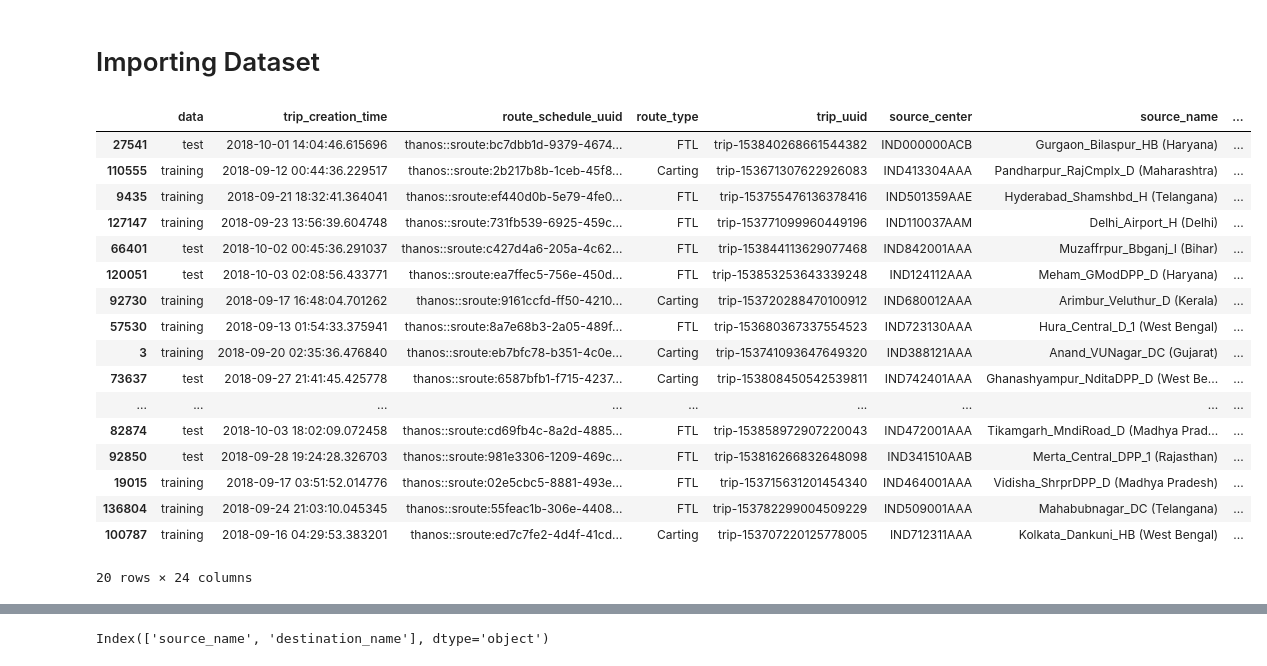
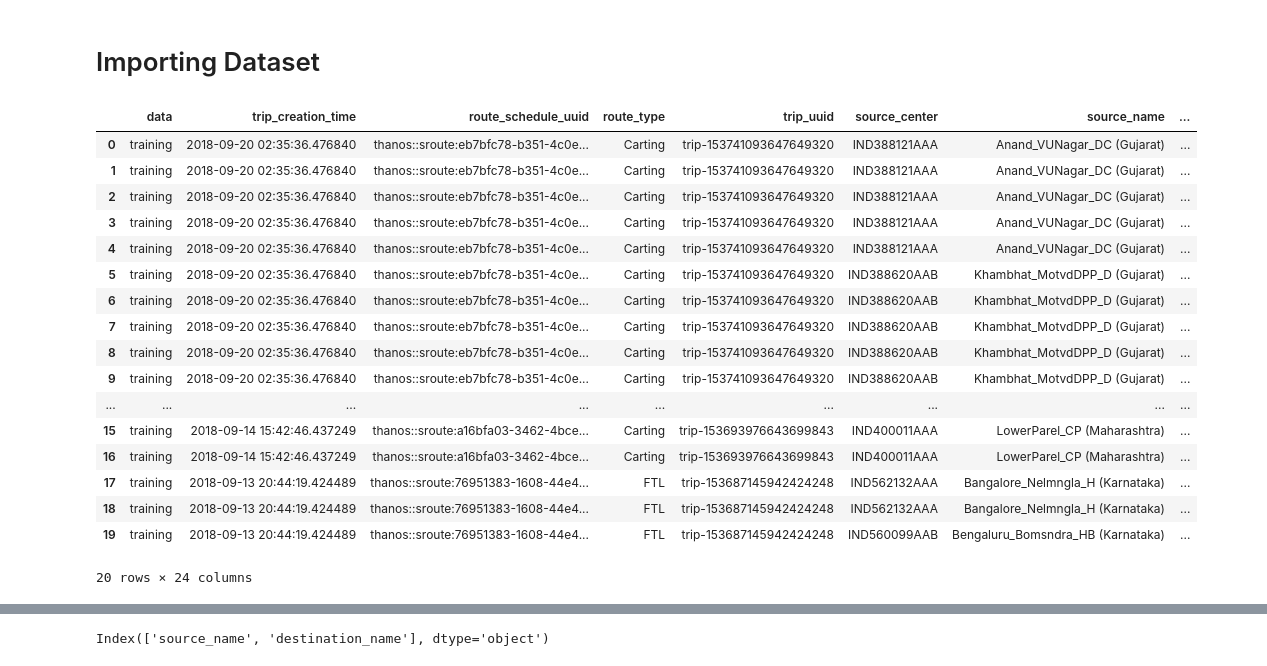
Before and after one commit to charles-owo/supply_chain_feature_engineering_analytics, a Jupyter notebook: supply_chain_service_feature_engineering.ipynb, the cells around one changed output, grey strips where cells are left out. Drawn from its saved outputs; the diff is of its cells as text; code cells hidden in the pictures.

```diff
--- a/supply_chain_service_feature_engineering.ipynb
+++ b/supply_chain_service_feature_engineering.ipynb
@@ -13,23 +14,23 @@ from sklearn.impute import SimpleImputer
 # %%
 df = pd.read_csv('https://d2beiqkhq929f0.cloudfront.net/public_assets/assets/000/001/551/original/delhivery_data.csv?1642751181')
 # %%
-df.sample(20)
+df.head(20)
 # %% [output]
 |  | data | trip_creation_time | route_schedule_uuid | route_type | trip_uuid | source_center | source_name | ... |
-| 27541 | test | 2018-10-01 14:04:46.615696 | thanos::sroute:bc7dbb1d-9379-4674... | FTL | trip-153840268661544382 | IND000000ACB | Gurgaon_Bilaspur_HB (Haryana) | ... |
-| 110555 | training | 2018-09-12 00:44:36.229517 | thanos::sroute:2b217b8b-1ceb-45f8... | Carting | trip-153671307622926083 | IND413304AAA | Pandharpur_RajCmplx_D (Maharashtra) | ... |
-| 9435 | training | 2018-09-21 18:32:41.364041 | thanos::sroute:ef440d0b-5e79-4fe0... | FTL | trip-153755476136378416 | IND501359AAE | Hyderabad_Shamshbd_H (Telangana) | ... |
-| 127147 | training | 2018-09-23 13:56:39.604748 | thanos::sroute:731fb539-6925-459c... | FTL | trip-153771099960449196 | IND110037AAM | Delhi_Airport_H (Delhi) | ... |
-| 66401 | test | 2018-10-02 00:45:36.291037 | thanos::sroute:c427d4a6-205a-4c62... | FTL | trip-153844113629077468 | IND842001AAA | Muzaffrpur_Bbganj_I (Bihar) | ... |
-| 120051 | test | 2018-10-03 02:08:56.433771 | thanos::sroute:ea7ffec5-756e-450d... | FTL | trip-153853253643339248 | IND124112AAA | Meham_GModDPP_D (Haryana) | ... |
-| 92730 | training | 2018-09-17 16:48:04.701262 | thanos::sroute:9161ccfd-ff50-4210... | Carting | trip-153720288470100912 | IND680012AAA | Arimbur_Veluthur_D (Kerala) | ... |
-| 57530 | training | 2018-09-13 01:54:33.375941 | thanos::sroute:8a7e68b3-2a05-489f... | FTL | trip-153680367337554523 | IND723130AAA | Hura_Central_D_1 (West Bengal) | ... |
+| 0 | training | 2018-09-20 02:35:36.476840 | thanos::sroute:eb7bfc78-b351-4c0e... | Carting | trip-153741093647649320 | IND388121AAA | Anand_VUNagar_DC (Gujarat) | ... |
+| 1 | training | 2018-09-20 02:35:36.476840 | thanos::sroute:eb7bfc78-b351-4c0e... | Carting | trip-153741093647649320 | IND388121AAA | Anand_VUNagar_DC (Gujarat) | ... |
+| 2 | training | 2018-09-20 02:35:36.476840 | thanos::sroute:eb7bfc78-b351-4c0e... | Carting | trip-153741093647649320 | IND388121AAA | Anand_VUNagar_DC (Gujarat) | ... |
 | 3 | training | 2018-09-20 02:35:36.476840 | thanos::sroute:eb7bfc78-b351-4c0e... | Carting | trip-153741093647649320 | IND388121AAA | Anand_VUNagar_DC (Gujarat) | ... |
-| 73637 | test | 2018-09-27 21:41:45.425778 | thanos::sroute:6587bfb1-f715-4237... | Carting | trip-153808450542539811 | IND742401AAA | Ghanashyampur_NditaDPP_D (West Be... | ... |
+| 4 | training | 2018-09-20 02:35:36.476840 | thanos::sroute:eb7bfc78-b351-4c0e... | Carting | trip-153741093647649320 | IND388121AAA | Anand_VUNagar_DC (Gujarat) | ... |
+| 5 | training | 2018-09-20 02:35:36.476840 | thanos::sroute:eb7bfc78-b351-4c0e... | Carting | trip-153741093647649320 | IND388620AAB | Khambhat_MotvdDPP_D (Gujarat) | ... |
+| 6 | training | 2018-09-20 02:35:36.476840 | thanos::sroute:eb7bfc78-b351-4c0e... | Carting | trip-153741093647649320 | IND388620AAB | Khambhat_MotvdDPP_D (Gujarat) | ... |
+| 7 | training | 2018-09-20 02:35:36.476840 | thanos::sroute:eb7bfc78-b351-4c0e... | Carting | trip-153741093647649320 | IND388620AAB | Khambhat_MotvdDPP_D (Gujarat) | ... |
+| 8 | training | 2018-09-20 02:35:36.476840 | thanos::sroute:eb7bfc78-b351-4c0e... | Carting | trip-153741093647649320 | IND388620AAB | Khambhat_MotvdDPP_D (Gujarat) | ... |
+| 9 | training | 2018-09-20 02:35:36.476840 | thanos::sroute:eb7bfc78-b351-4c0e... | Carting | trip-153741093647649320 | IND388620AAB | Khambhat_MotvdDPP_D (Gujarat) | ... |
 | ... | ... | ... | ... | ... | ... | ... | ... | ... |
-| 82874 | test | 2018-10-03 18:02:09.072458 | thanos::sroute:cd69fb4c-8a2d-4885... | FTL | trip-153858972907220043 | IND472001AAA | Tikamgarh_MndiRoad_D (Madhya Prad... | ... |
-| 92850 | test | 2018-09-28 19:24:28.326703 | thanos::sroute:981e3306-1209-469c... | FTL | trip-153816266832648098 | IND341510AAB | Merta_Central_DPP_1 (Rajasthan) | ... |
-| 19015 | training | 2018-09-17 03:51:52.014776 | thanos::sroute:02e5cbc5-8881-493e... | FTL | trip-153715631201454340 | IND464001AAA | Vidisha_ShrprDPP_D (Madhya Pradesh) | ... |
-| 136804 | training | 2018-09-24 21:03:10.045345 | thanos::sroute:55feac1b-306e-4408... | FTL | trip-153782299004509229 | IND509001AAA | Mahabubnagar_DC (Telangana) | ... |
-| 100787 | training | 2018-09-16 04:29:53.383201 | thanos::sroute:ed7c7fe2-4d4f-41cd... | Carting | trip-153707220125778005 | IND712311AAA | Kolkata_Dankuni_HB (West Bengal) | ... |
+| 15 | training | 2018-09-14 15:42:46.437249 | thanos::sroute:a16bfa03-3462-4bce... | Carting | trip-153693976643699843 | IND400011AAA | LowerParel_CP (Maharashtra) | ... |
+| 16 | training | 2018-09-14 15:42:46.437249 | thanos::sroute:a16bfa03-3462-4bce... | Carting | trip-153693976643699843 | IND400011AAA | LowerParel_CP (Maharashtra) | ... |
+| 17 | training | 2018-09-13 20:44:19.424489 | thanos::sroute:76951383-1608-44e4... | FTL | trip-153687145942424248 | IND562132AAA | Bangalore_Nelmngla_H (Karnataka) | ... |
+| 18 | training | 2018-09-13 20:44:19.424489 | thanos::sroute:76951383-1608-44e4... | FTL | trip-153687145942424248 | IND562132AAA | Bangalore_Nelmngla_H (Karnataka) | ... |
+| 19 | training | 2018-09-13 20:44:19.424489 | thanos::sroute:76951383-1608-44e4... | FTL | trip-153687145942424248 | IND560099AAB | Bengaluru_Bomsndra_HB (Karnataka) | ... |
 20 rows × 24 columns
```
Also changed, not shown: parts of 38 cells of this notebook.
